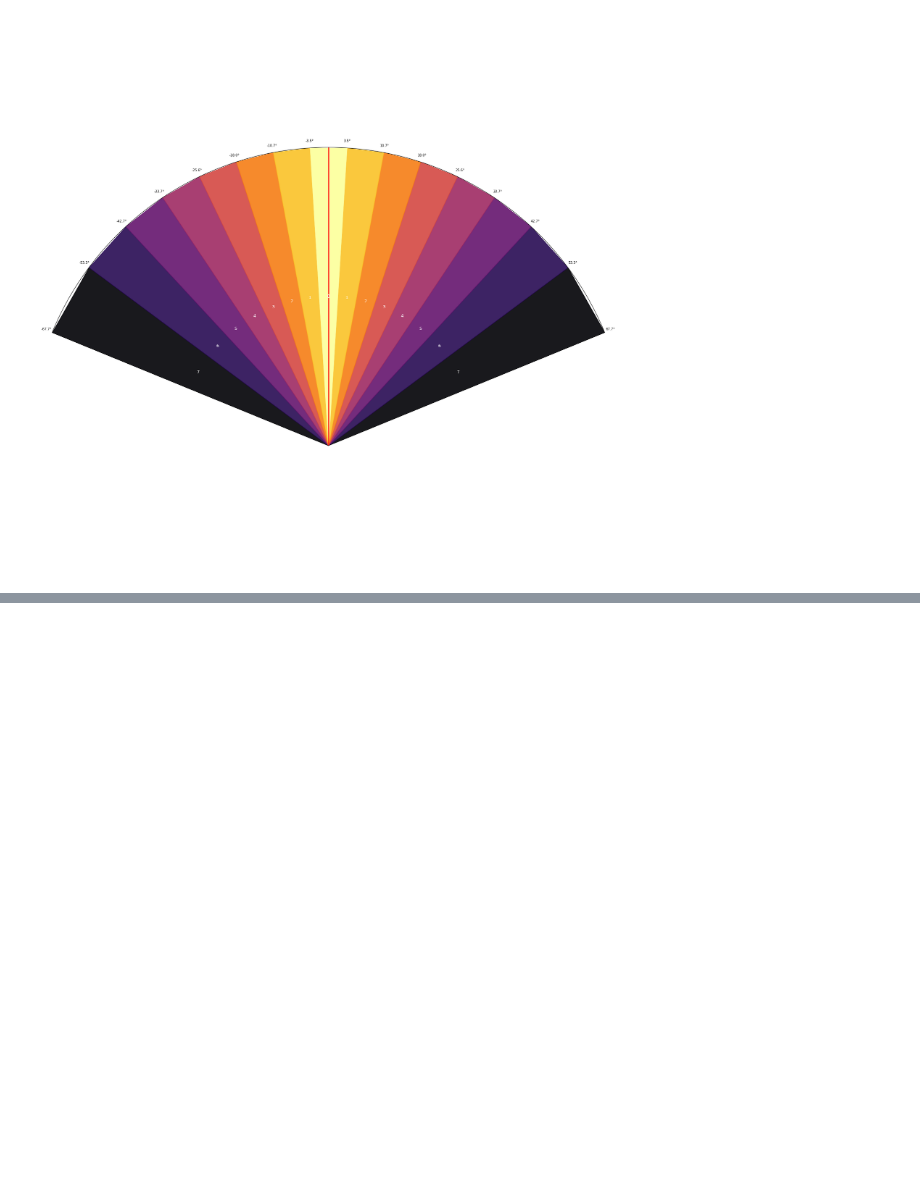
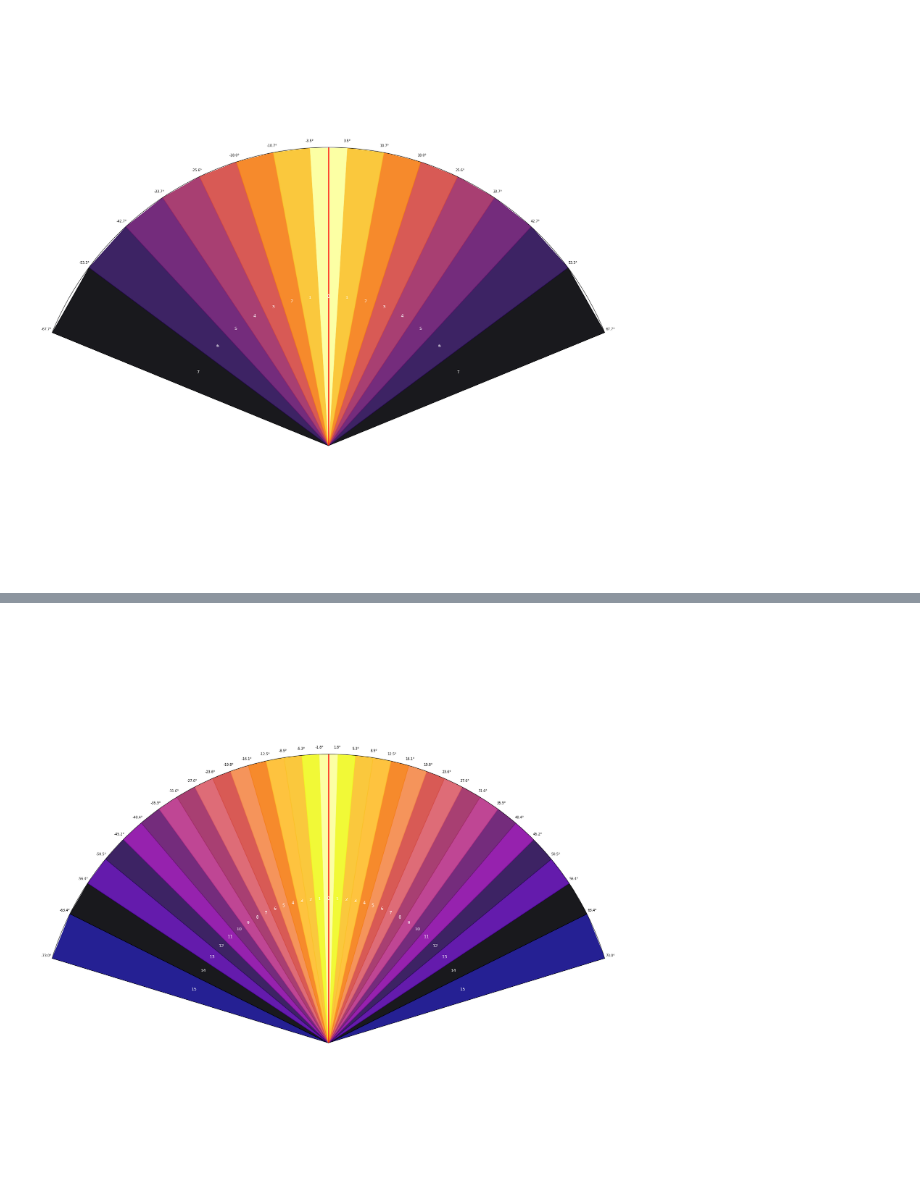
Before and after one commit to annzb/mapless-navigation, a Jupyter notebook: run.ipynb, the cells around one changed output, grey strips where cells are left out. Saved outputs shown, nothing was run; the diff lists cells and outputs as text; code cells hidden in the pictures; blank space fills up the shorter version.

```diff
--- a/run.ipynb
+++ b/run.ipynb
@@ -224 +96,5 @@ radar_params.display_elevation_fov_options()
+# %%
+big_radar_params.display_elevation_fov_options()
+# %% [output]
+[figure, added]
 # %% [markdown]
```
Also changed, not shown: parts of 52 cells of this notebook, 5 other files.
